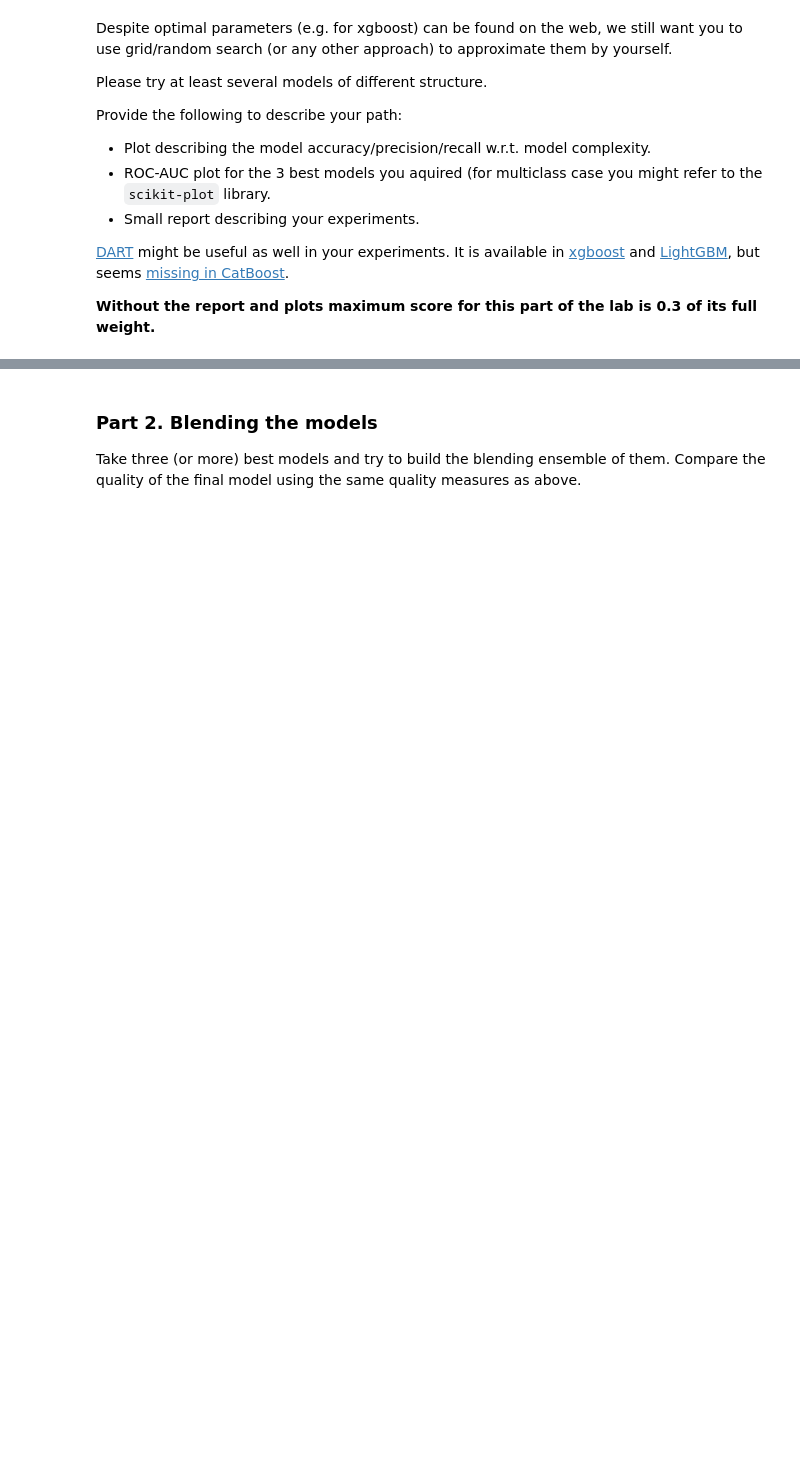
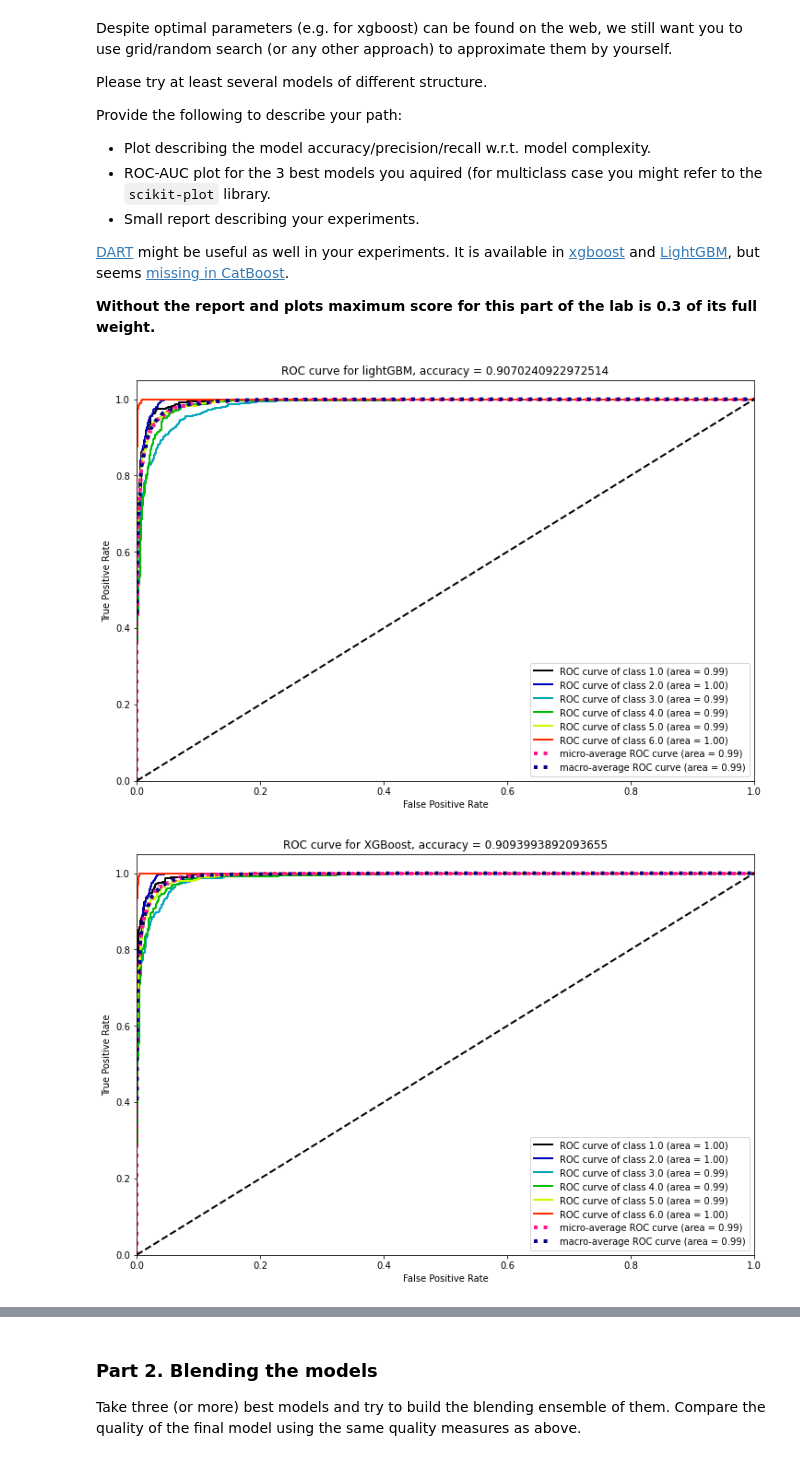
Before and after one commit to holyfame/ml_mipt_basic, a Jupyter notebook: lab_2/Lab2_boosting.ipynb, the cells around one changed output, grey strips where cells are left out. Cells and saved outputs as stored; diff of their text form; code cells hidden in the pictures; blank space fills up the shorter version.

```diff
--- a/lab_2/Lab2_boosting.ipynb
+++ b/lab_2/Lab2_boosting.ipynb
@@ -111,0 +125,10 @@ __Without the report and plots maximum score for this part of the lab is 0.3 of
+# %%
+for name, clf in zip(['lightGBM', 'XGBoost', 'CatBoost'], [LGBMClassifier(), XGBClassifier(), CatBoostClassifier()]):
+    clf.fit(X_train_pca, y_train, verbose=0)
+    accuracy = accuracy_score(y_test, clf.predict(X_test_pca))
+    title = 'ROC curve for {}, accuracy = {}'.format(name, accuracy)
+    y_probas = clf.predict_proba(X_test_pca)
+    skplt.metrics.plot_roc(y_test, y_probas, title=title, figsize=(12, 8))
+# %% [output]
+[figure, added]
+[figure, added]
```
Also changed, not shown: parts of 29 cells of this notebook, 8 other files.
